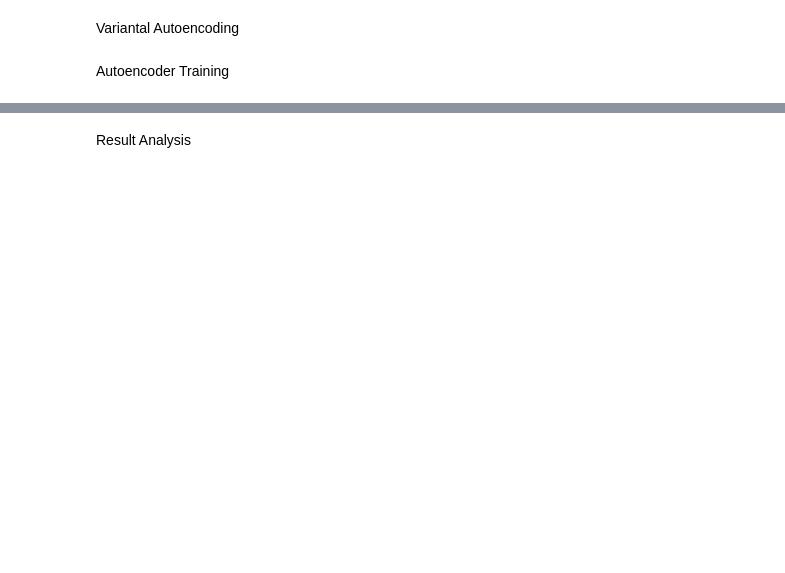
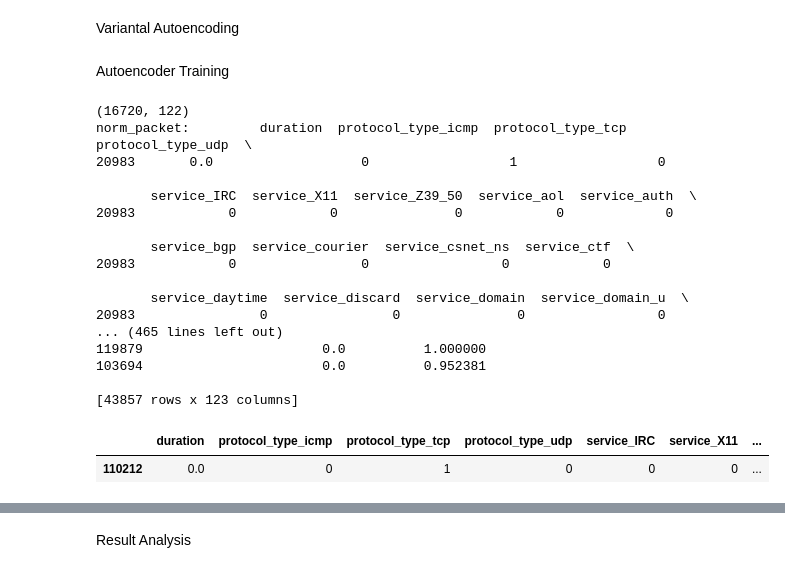
Before and after one commit to roguetech/ML-NIDS, a Jupyter notebook: Network_Instrusion_detection.ipynb, the cells around one changed output, grey strips where cells are left out. Drawn from its saved outputs; the diff is of its cells as text; code cells hidden in the pictures; blank space fills up the shorter version.

```diff
--- a/Network_Instrusion_detection.ipynb
+++ b/Network_Instrusion_detection.ipynb
@@ -407,17 +430,41 @@ Autoencoder Training
 # %%
 train_X_final = train_X_normal.drop(['attack_type_abnormal','attack_type_normal'], axis=1)
 test_X_final = test_X.drop(['attack_type_abnormal','attack_type_normal'],axis=1)
+
+train_X_final = train_X_final.drop('difficulty_level', axis=1)
+test_X_final = test_X_final.drop('difficulty_level', axis=1)
+
 print(test_X_final.shape)
 
 norm_packet = train_X_final.iloc[[1]]
 print("norm_packet: ", norm_packet)
 
 attack = train_X_abnormal.drop(['attack_type_abnormal','attack_type_normal'], axis=1)
 print(attack)
 attack = attack.iloc[[1]]
 attack.shape
 
 normal_packet = test_X_final.iloc[[1]]
 normal_packet
+# %% [output]
+(16720, 122)
+norm_packet:         duration  protocol_type_icmp  protocol_type_tcp  protocol_type_udp  \
+20983       0.0                   0                  1                  0
+
+       service_IRC  service_X11  service_Z39_50  service_aol  service_auth  \
+20983            0            0               0            0             0
+
+       service_bgp  service_courier  service_csnet_ns  service_ctf  \
+20983            0                0                 0            0
+
+       service_daytime  service_discard  service_domain  service_domain_u  \
+20983                0                0               0                 0
+... (465 lines left out)
+119879                       0.0          1.000000
+103694                       0.0          0.952381
+
+[43857 rows x 123 columns]
+|  | duration | protocol_type_icmp | protocol_type_tcp | protocol_type_udp | service_IRC | service_X11 | ... |
+| 110212 | 0.0 | 0 | 1 | 0 | 0 | 0 | ... |
 # %%
 attacks = attacks.drop(['attack_type_abnormal','attack_type_normal'], axis =1)
```
Also changed, not shown: parts of 44 cells of this notebook.
